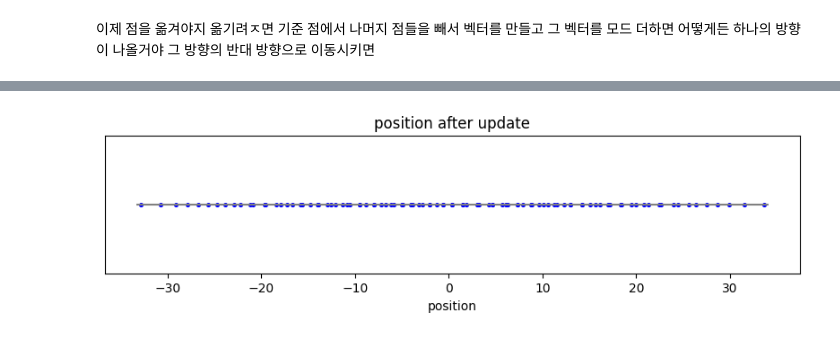
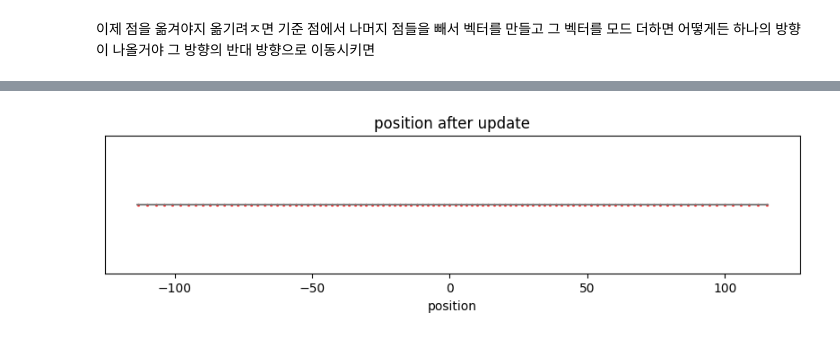
Before and after one commit to vinca0224/3D, a Jupyter notebook: uniform.ipynb, the cells around one changed output, grey strips where cells are left out. Cells and saved outputs as stored; diff of their text form; code cells hidden in the pictures.

```diff
--- a/uniform.ipynb
+++ b/uniform.ipynb
@@ -143,0 +117,33 @@ while count < 100:
+# %%
+from scipy.stats import norm
+import numpy as np
+
+# 가우시안 커널 함수
+def gaussian_kernel(x, sigma=1):
+    return np.exp(-0.5 * (x / sigma) ** 2) / (sigma * np.sqrt(2 * np.pi))
+
+enp = [float('inf')]
+
+while True:
+    # 차이 행렬 계산: nums[i] - nums[j]의 모든 조합을 벡터화하여 계산
+    diff_matrix = nums[:, np.newaxis] - nums[np.newaxis, :]
+    np.fill_diagonal(diff_matrix, 0)  # 자기 자신과의 차이는 0으로 설정
+
+    # 가우시안 커널 밀도 계산
+    pdf_matrix = gaussian_kernel(diff_matrix)
+    pdf_matrix[np.isnan(pdf_matrix)] = 0  # NaN 값 제거
+
+    # 각 점에서의 밀도 및 벡터 업데이트 계산
+    dens = np.sum(pdf_matrix, axis=1) / (len(nums) * (len(nums) - 1))
+    vec = np.sum(pdf_matrix * diff_matrix, axis=1)
+
+    # 엔트로피 계산
+    current_entropy = -np.sum(dens * np.log(dens + 1e-10))  # 확률분포로 정규화한 후 로그 엔트로피 계산
+
+    enp.append(current_entropy)
+
+    # 엔트로피 변화가 epsilon 이하일 때 중지
+    if abs(enp[-2] - current_entropy) < 1e-6 and current_entropy == min(enp):
+        break
+
+    nums += 0.9 * vec  # vec의 크기 조절
@@ -150,23 +165,23 @@ dens_sorted = [dens[i] for i in index]
 # %%
 import matplotlib.pyplot as plt
 
 # nums의 최소값과 최대값 구하기
 min_num = np.min(nums)
 max_num = np.max(nums)
 
 # 1차원 선 그리기
 plt.figure(figsize=(10, 2))
 plt.hlines(1, min_num-0.5, max_num+0.5, colors='gray', linestyles='solid')
 
 # nums 값들을 선 위에 점으로 시각화
-plt.scatter(nums_sorted, np.ones_like(nums), color='b', s=7)
+plt.scatter(nums_sorted, np.ones_like(nums), color='r', s=2)
 
 plt.title('position after update')
 plt.xlabel('position')
 plt.yticks([])
 plt.show()
 # %% [output]
-[figure, old version]
+[figure, new version]
 # %%
 plt.xlim([min_num-5, max_num+5])
 # plt.ylim([0, 0.05])
```
Also changed, not shown: parts of 6 cells of this notebook, 4 other files.
